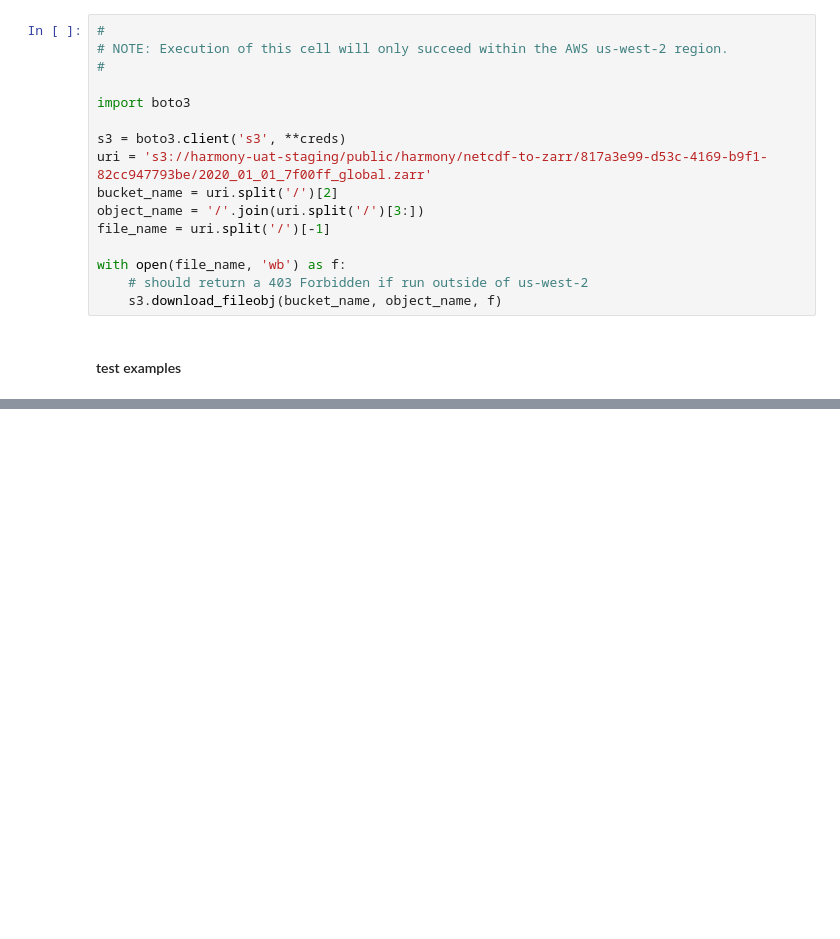
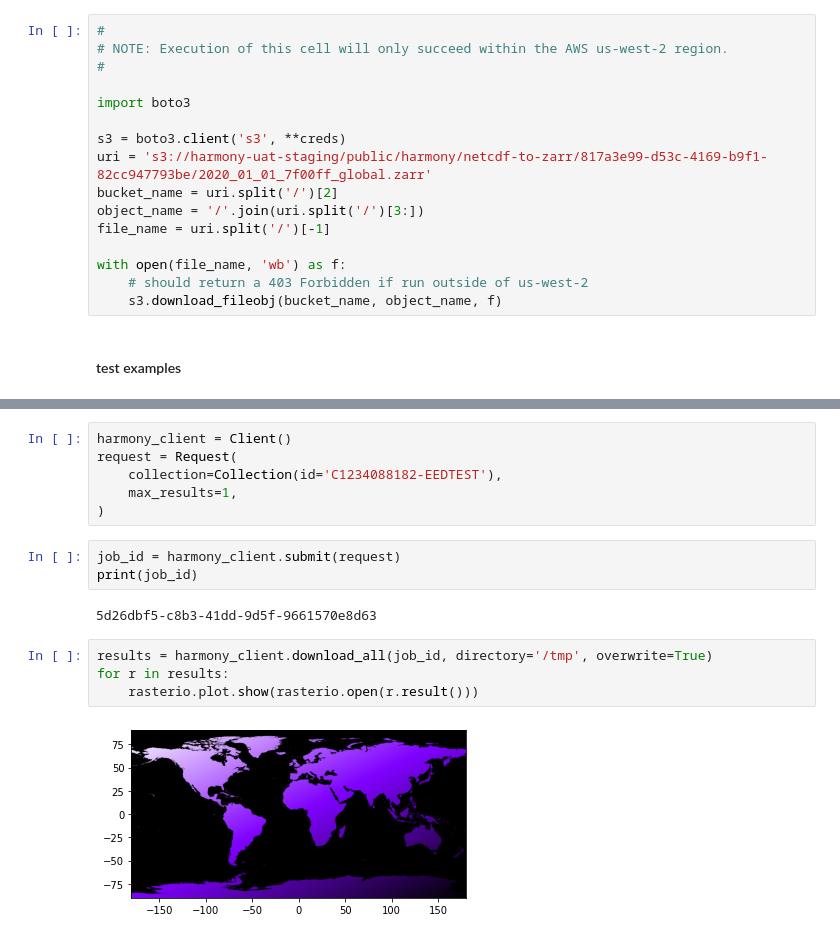
Before and after one commit to nasa/harmony-py, a Jupyter notebook: examples/intro_tutorial.ipynb, the cells around one changed output, grey strips where cells are left out. Saved outputs shown, nothing was run; the diff lists cells and outputs as text; blank space fills up the shorter version.

```diff
--- a/examples/intro_tutorial.ipynb
+++ b/examples/intro_tutorial.ipynb
@@ -265,0 +297,17 @@ for r in results:
+# %%
+harmony_client = Client()
+request = Request(
+    collection=Collection(id='C1234088182-EEDTEST'),
+    max_results=1,
+)
+# %%
+job_id = harmony_client.submit(request)
+print(job_id)
+# %% [output]
+5d26dbf5-c8b3-41dd-9d5f-9661570e8d63
+# %%
+results = harmony_client.download_all(job_id, directory='/tmp', overwrite=True)
+for r in results:
+    rasterio.plot.show(rasterio.open(r.result()))
+# %% [output]
+[figure, added]
```
Also changed, not shown: parts of 26 cells of this notebook.
